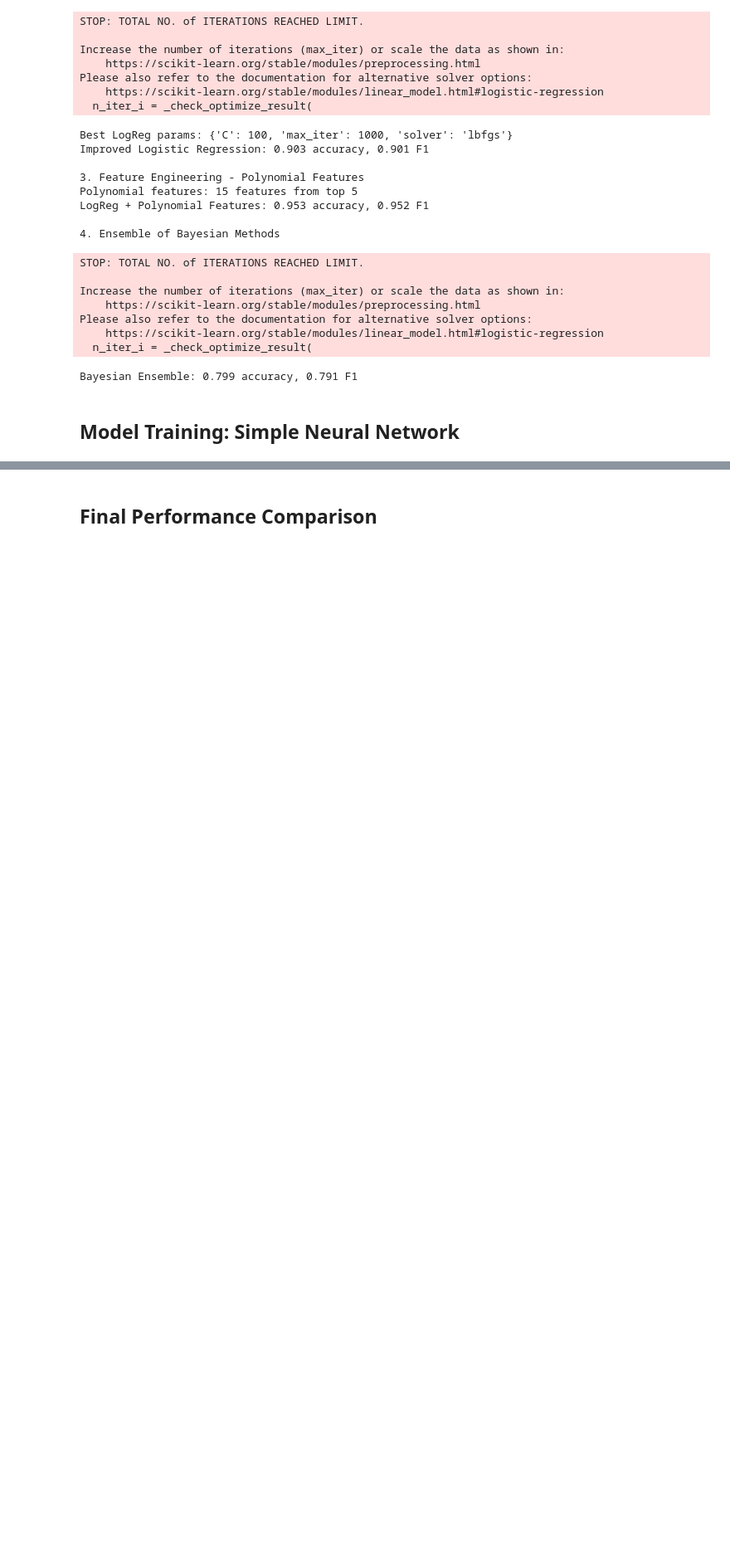
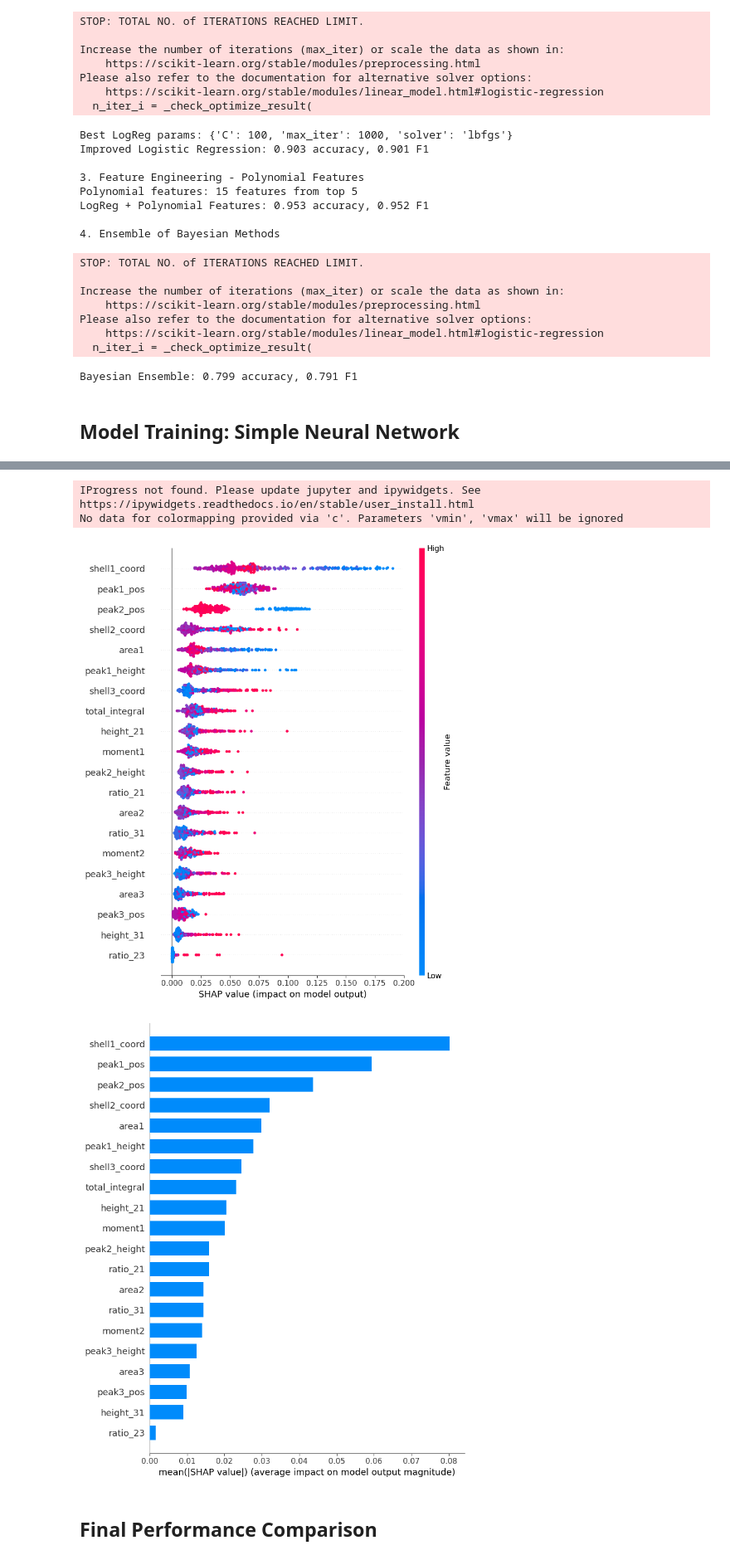
Before and after one commit to grebenyyk/PDF-NN, a Jupyter notebook: complete workflow/descriptors/A-descriptors-CeO2.ipynb, the cells around one changed output, grey strips where cells are left out. Shown at 83% size. Drawn from its saved outputs; the diff is of its cells as text; code cells hidden in the pictures; blank space fills up the shorter version.

Commit message:
added SHAP to descriptors-CeO2

```diff
--- a/complete workflow/descriptors/A-descriptors-CeO2.ipynb
+++ b/complete workflow/descriptors/A-descriptors-CeO2.ipynb
@@ -1048,3 +1048,45 @@ weighted avg       0.98      0.99      0.98      2000
+# %%
+# SHAP explanations for the neural network (sampled for speed)
+try:
+    import shap
+except ImportError as exc:
+    raise ImportError("Install shap (pip install shap) before running this cell.") from exc
+
+# Sample a subset for SHAP to keep runtime reasonable
+rng = np.random.default_rng(42)
+background_size = min(200, X_train_scaled.shape[0])
+sample_size = min(300, X_test_scaled.shape[0])
+
+background_idx = rng.choice(X_train_scaled.shape[0], size=background_size, replace=False)
+sample_idx = rng.choice(X_test_scaled.shape[0], size=sample_size, replace=False)
+
+background = X_train_scaled[background_idx]
+X_shap = X_test_scaled[sample_idx]
+
+# Build SHAP explainer for the trained Keras model
+explainer = shap.Explainer(model, background, feature_names=feature_names_clean)
+shap_values = explainer(X_shap)
+
+# For multi-class outputs, summarize by mean absolute contribution per feature
+if hasattr(shap_values, "values") and shap_values.values.ndim == 3:
+    shap_values_mean = shap.Explanation(
+        values=np.mean(np.abs(shap_values.values), axis=2),
+        base_values=np.mean(shap_values.base_values, axis=1) if shap_values.base_values.ndim == 2 else shap_values.base_values,
+        data=shap_values.data,
+        feature_names=shap_values.feature_names,
+    )
+    shap_to_plot = shap_values_mean
+else:
+    shap_to_plot = shap_values
+
+# Summary plots
+shap.summary_plot(shap_to_plot, features=X_shap, feature_names=feature_names_clean, show=True)
+shap.summary_plot(shap_to_plot, features=X_shap, feature_names=feature_names_clean, plot_type="bar", show=True)
+# %% [output]
+IProgress not found. Please update jupyter and ipywidgets. See https://ipywidgets.readthedocs.io/en/stable/user_install.html
+No data for colormapping provided via 'c'. Parameters 'vmin', 'vmax' will be ignored
+[figure, added]
+[figure, added]
 # %% [markdown]
 ## Final Performance Comparison
 # %%
```
Also changed, not shown: parts of 2 cells of this notebook, 2 other files.
